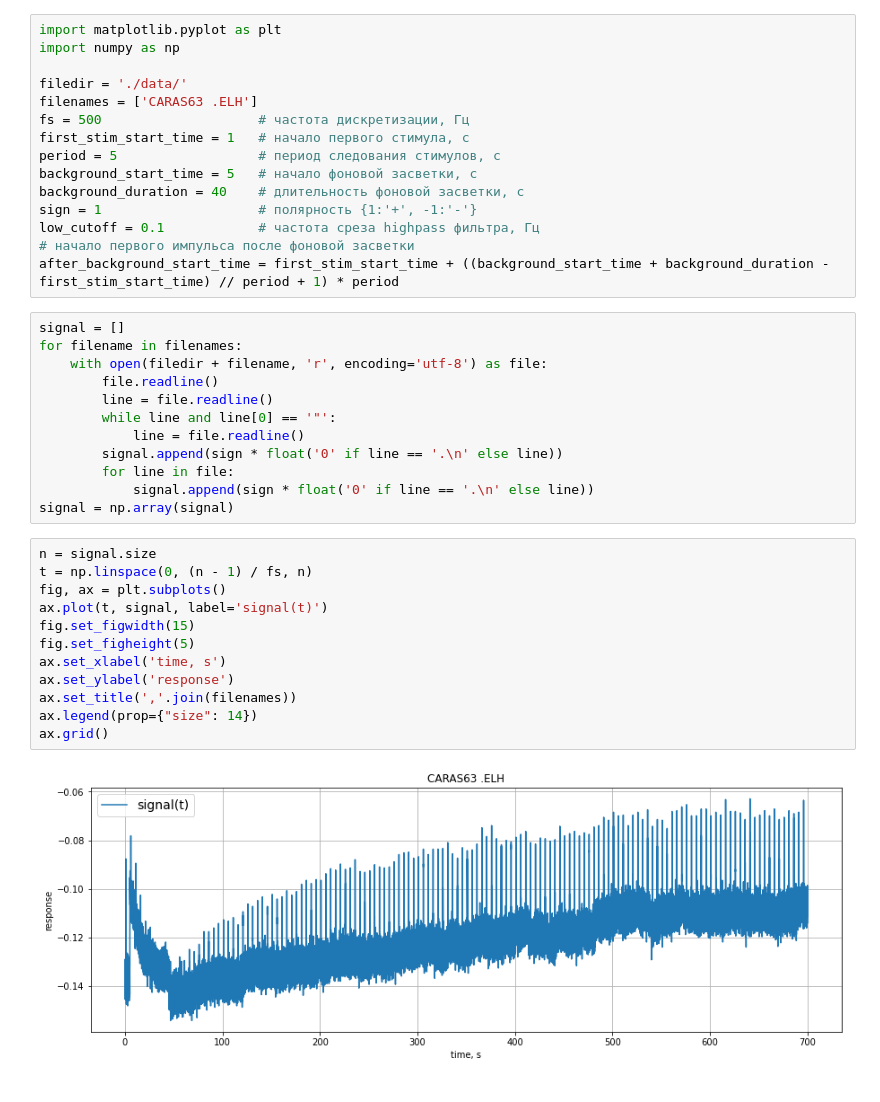
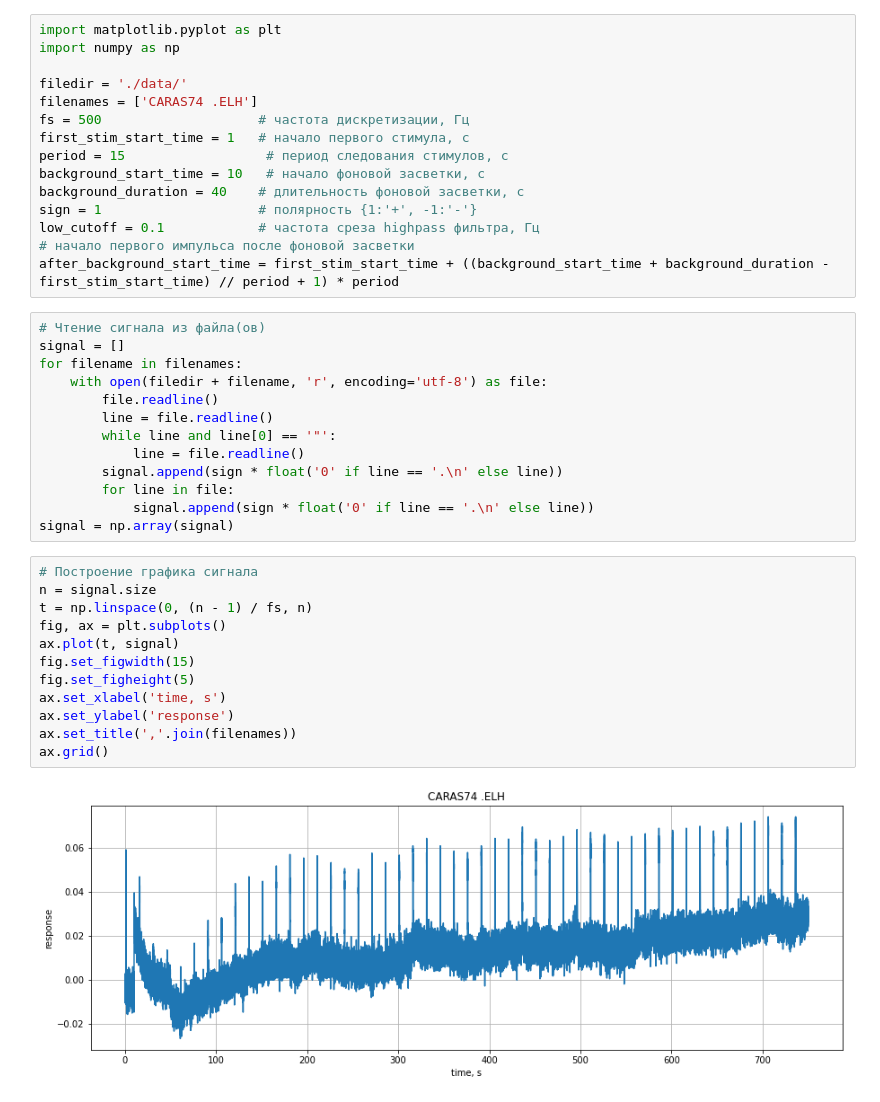
Before and after one commit to AndreiZherder/adaptation-memory, a Jupyter notebook: carassius.ipynb, the cells around one changed output. Drawn from its saved outputs; the diff is of its cells as text.

```diff
--- a/carassius.ipynb
+++ b/carassius.ipynb
@@ -3,17 +3,18 @@ import matplotlib.pyplot as plt
 import numpy as np
 
 filedir = './data/'
-filenames = ['CARAS63 .ELH']
+filenames = ['CARAS74 .ELH']
 fs = 500                    # частота дискретизации, Гц
 first_stim_start_time = 1   # начало первого стимула, с
-period = 5                  # период следования стимулов, с
-background_start_time = 5   # начало фоновой засветки, с
+period = 15                  # период следования стимулов, с
+background_start_time = 10   # начало фоновой засветки, с
 background_duration = 40    # длительность фоновой засветки, с
 sign = 1                    # полярность {1:'+', -1:'-'}
 low_cutoff = 0.1            # частота среза highpass фильтра, Гц
 # начало первого импульса после фоновой засветки
 after_background_start_time = first_stim_start_time + ((background_start_time + background_duration - first_stim_start_time) // period + 1) * period
 # %%
+# Чтение сигнала из файла(ов)
 signal = []
 for filename in filenames:
     with open(filedir + filename, 'r', encoding='utf-8') as file:
@@ -26,16 +27,16 @@ for filename in filenames:
             signal.append(sign * float('0' if line == '.\n' else line))
 signal = np.array(signal)
 # %%
+# Построение графика сигнала
 n = signal.size
 t = np.linspace(0, (n - 1) / fs, n)
 fig, ax = plt.subplots()
-ax.plot(t, signal, label='signal(t)')
+ax.plot(t, signal)
 fig.set_figwidth(15)
 fig.set_figheight(5)
 ax.set_xlabel('time, s')
 ax.set_ylabel('response')
 ax.set_title(','.join(filenames))
-ax.legend(prop={"size": 14})
 ax.grid()
 # %% [output]
-[figure, old version]
+[figure, new version]
```
Also changed, not shown: parts of 12 cells of this notebook, 2 other files.
